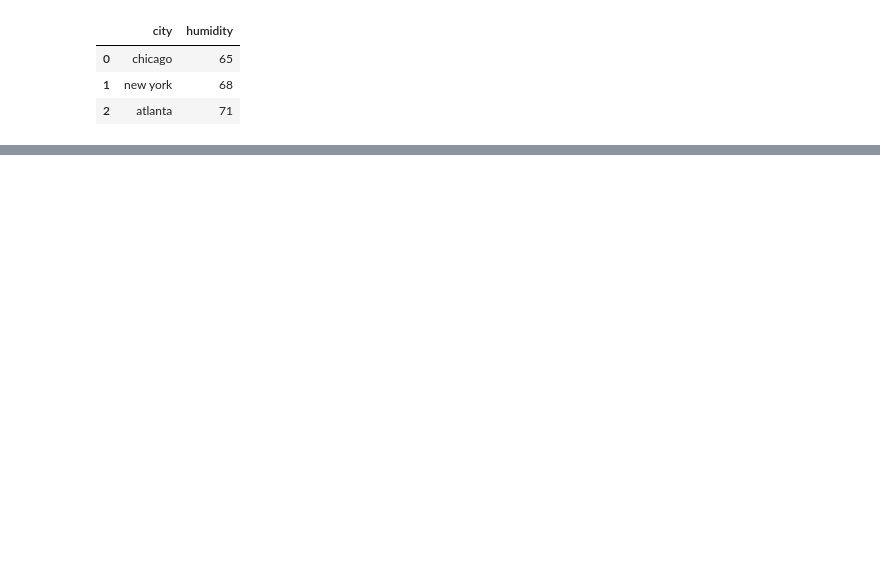
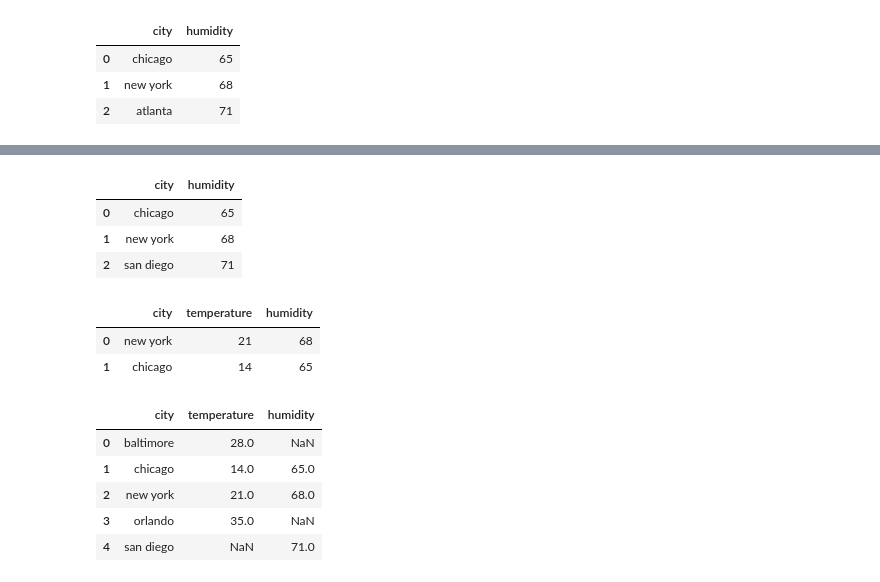
Before and after one commit to aranyaadheu/Pandas, a Jupyter notebook: pandas/09. merge dfs/pandas_merge.ipynb, the cells around one changed output, grey strips where cells are left out. Drawn from its saved outputs; the diff is of its cells as text; code cells hidden in the pictures; blank space fills up the shorter version.

```diff
--- a/pandas/09. merge dfs/pandas_merge.ipynb
+++ b/pandas/09. merge dfs/pandas_merge.ipynb
@@ -34,0 +53,6 @@ df2
+# %%
+df1 = pd.DataFrame({
+    "city": ["new york", "chicago", "orlando", "baltimore"],
+    "temperature": [21, 14, 35, 28],
+})
+df1
@@ -34,0 +65,30 @@ df2
+# %%
+df2 = pd.DataFrame({
+    "city": ["chicago", "new york", "san diego"],
+    "humidity": [65, 68, 71],
+})
+df2
+# %% [output]
+|  | city | humidity |
+| 0 | chicago | 65 |
+| 1 | new york | 68 |
+| 2 | san diego | 71 |
+# %%
+df3 = pd.merge(df1, df2, on="city", how="inner")
+df3
+# %% [output]
+|  | city | temperature | humidity |
+| 0 | new york | 21 | 68 |
+| 1 | chicago | 14 | 65 |
+# %%
+# inner join or intersection
+# uses set theory
+df3 = pd.merge(df1, df2, on="city", how="outer")
+df3
+# %% [output]
+|  | city | temperature | humidity |
+| 0 | baltimore | 28.0 | NaN |
+| 1 | chicago | 14.0 | 65.0 |
+| 2 | new york | 21.0 | 68.0 |
+| 3 | orlando | 35.0 | NaN |
+| 4 | san diego | NaN | 71.0 |
```
Also changed, not shown: parts of 6 cells of this notebook, 1 other file.
